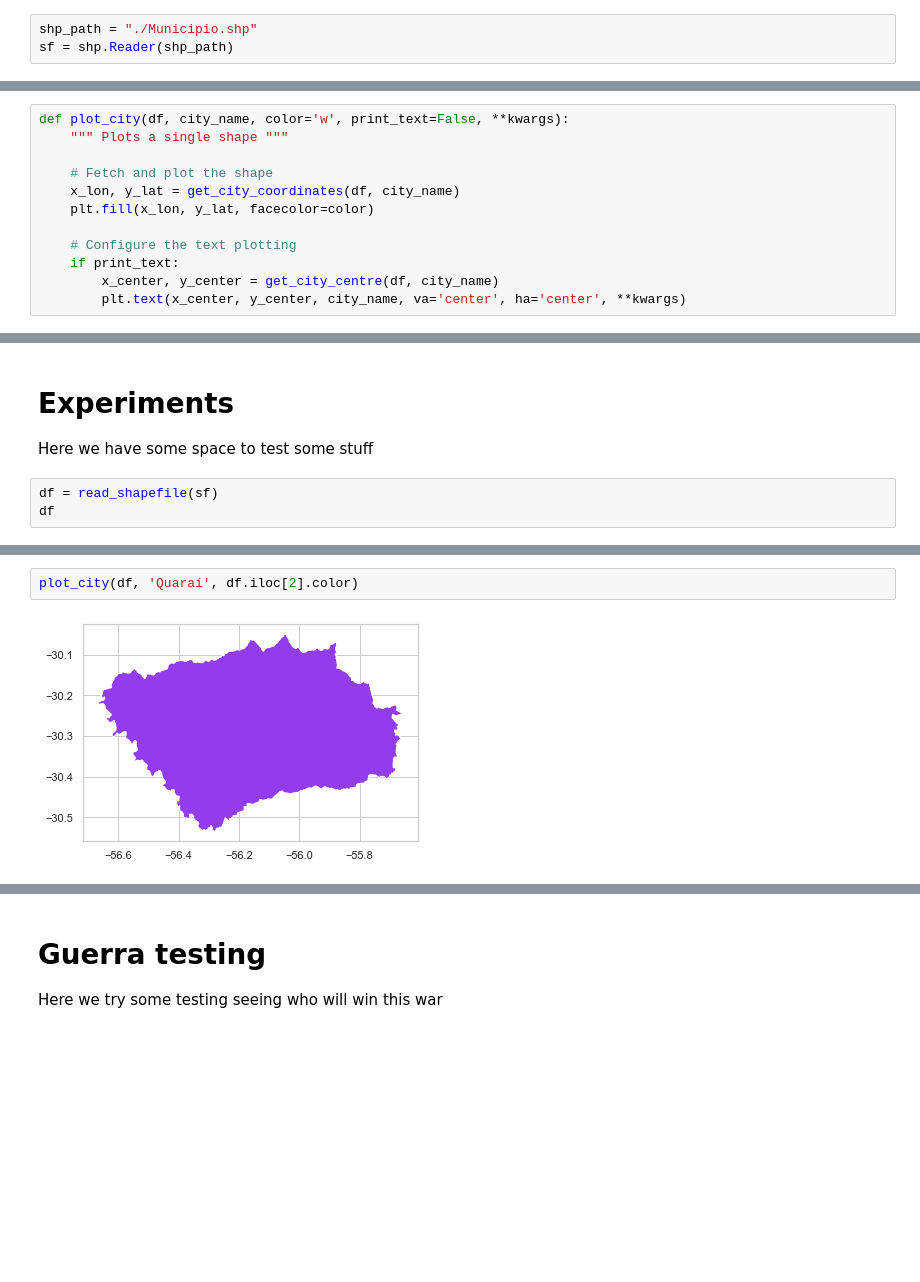
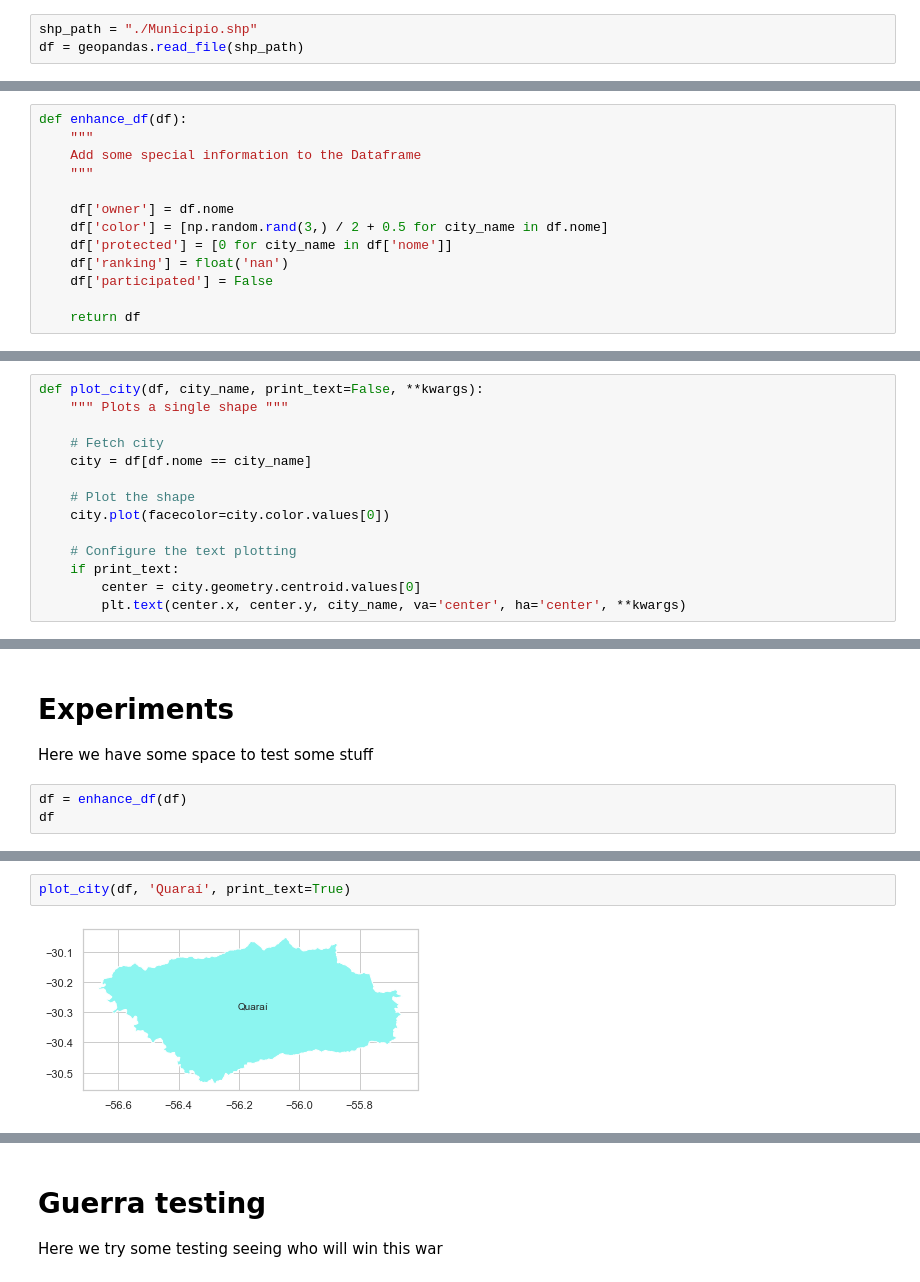
Before and after one commit to rafaeelaudibert/GuerraMundialRS, a Jupyter notebook: GuerraRS.ipynb, the cells around one changed output, grey strips where cells are left out. Saved outputs shown, nothing was run; the diff lists cells and outputs as text; blank space fills up the shorter version.

```diff
--- a/GuerraRS.ipynb
+++ b/GuerraRS.ipynb
@@ -27,5 +29,5 @@ We will use a variable to configure the shapefile path, making sure you have the
 # %%
 shp_path = "./Municipio.shp"
-sf = shp.Reader(shp_path)
+df = geopandas.read_file(shp_path)
 # %% [markdown]
 This is a record example structure
@@ -56,3 +43,16 @@ def read_shapefile(sf):
+# %%
+def enhance_df(df):
+    """
+    Add some special information to the Dataframe
+    """
+
+    df['owner'] = df.nome
+    df['color'] = [np.random.rand(3,) / 2 + 0.5 for city_name in df.nome]
+    df['protected'] = [0 for city_name in df['nome']]
+    df['ranking'] = float('nan')
+    df['participated'] = False
+
+    return df
 # %% [markdown]
 We have some function to compute data for each city, such as:
 
@@ -111,17 +90,19 @@ def distance_to_other_cities(df, city):
 # %% [markdown]
 We also use a function to plot a single shape
 # %%
-def plot_city(df, city_name, color='w', print_text=False, **kwargs):
+def plot_city(df, city_name, print_text=False, **kwargs):
     """ Plots a single shape """
 
-    # Fetch and plot the shape
-    x_lon, y_lat = get_city_coordinates(df, city_name)
-    plt.fill(x_lon, y_lat, facecolor=color)
+    # Fetch city
+    city = df[df.nome == city_name]
+
+    # Plot the shape
+    city.plot(facecolor=city.color.values[0])
 
     # Configure the text plotting
     if print_text:
-        x_center, y_center = get_city_centre(df, city_name)
-        plt.text(x_center, y_center, city_name, va='center', ha='center', **kwargs)
+        center = city.geometry.centroid.values[0]
+        plt.text(center.x, center.y, city_name, va='center', ha='center', **kwargs)
 # %% [markdown]
 And a function to plot a map, and cities, by color
 # %%
@@ -165,6 +135,6 @@ def plot_map_fill(sf, df,
 
 Here we have some space to test some stuff
 # %%
-df = read_shapefile(sf)
+df = enhance_df(df)
 df
 # %% [output]
@@ -189,4 +159,4 @@ df
 # %%
-plot_city(df, 'Quaraí', df.iloc[2].color)
+plot_city(df, 'Quaraí', print_text=True)
 # %% [output]
-[figure, old version]
+[figure, new version]
```
Also changed, not shown: parts of 16 cells of this notebook.
